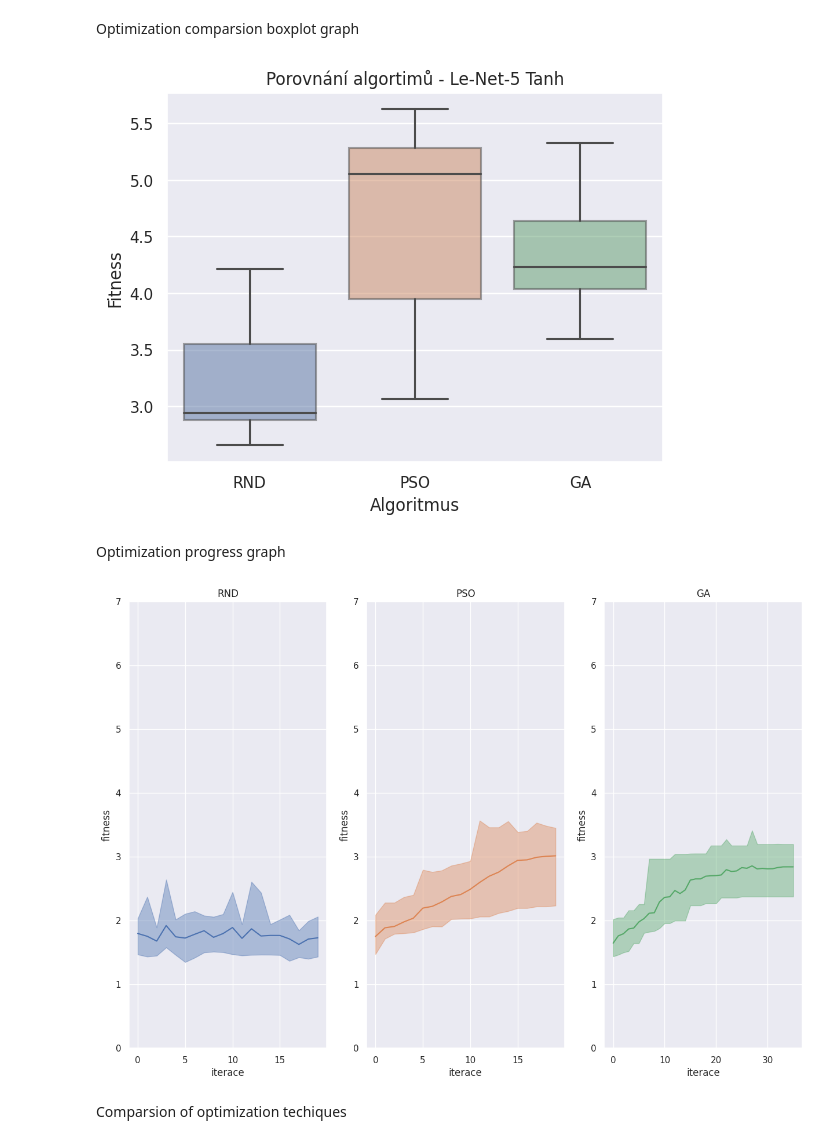
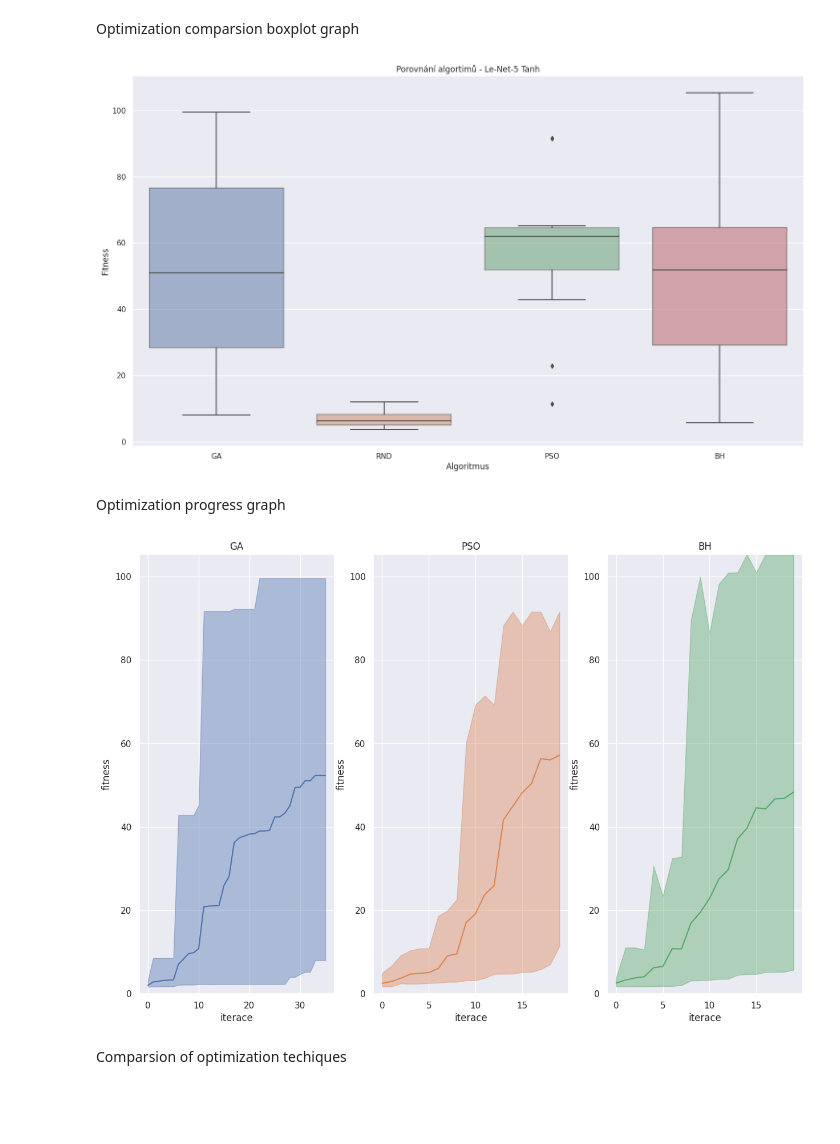
Before and after one commit to xcoupe01/nn_weight_share_optimization, a Jupyter notebook: notebooks/lenet_compression/lenet_compression_compare.ipynb, the cells around one changed output. Saved outputs shown, nothing was run; the diff lists cells and outputs as text; code cells hidden in the pictures; blank space fills up the shorter version.

Commit message:
predictor experiments, compresor tune-up, lenet experiments complete

```diff
--- a/notebooks/lenet_compression/lenet_compression_compare.ipynb
+++ b/notebooks/lenet_compression/lenet_compression_compare.ipynb
@@ -73,15 +56,14 @@ exp_dirs = [name for name in os.listdir(BASE_PATH) if os.path.isdir(os.path.join
 # %% [markdown]
 Getting correct fitness controler target value by observing all the data
 # %%
-fit_cont = FitnessController(OPTIM_TARGET, None, fit_from_vals, target_max_offset=OPTIM_TARGET_UPDATE_OFFSET,
-    target_limit=OPTIM_TARGET_LOW_LIMIT, lock=OPTIM_TARGET_LOCK)
+global_fit_cont = FitnessController(CompressConfig.OPTIM_TARGET, None, fit_from_vals, target_update_offset=CompressConfig.OPTIM_TARGET_UPDATE_OFFSET,
+            target_limit=CompressConfig.OPTIM_TARGET_LOW_LIMIT, lock=CompressConfig.OPTIM_TARGET_LOCK)
 
 for dir in exp_dirs:
-    for key in SAVE_FILES.keys():
+    for file in os.listdir(os.path.join(BASE_PATH, dir)):
 
-        save_df = pd.read_csv(os.path.join(BASE_PATH, dir, SAVE_FILES[key]))
+        save_df = pd.read_csv(os.path.join(BASE_PATH, dir, file))
+        global_fit_cont.fit_from_df(save_df, verbose=True)
 
-        fit_cont.fit_from_df(save_df, verbose=True)
-
-print(fit_cont.targ)
+print(global_fit_cont.targ)
 # %% [output]
@@ -92,32 +74,35 @@ Get data for boxplots
 for dir in exp_dirs:
 
     data['run'].append(dir)
-    #old_fit['run'].append(dir)
 
-    for key in SAVE_FILES.keys():
+    for file in os.listdir(os.path.join(BASE_PATH, dir)):
 
         # loading the data
-        save_df = pd.read_csv(os.path.join(BASE_PATH, dir, SAVE_FILES[key]))
+        save_df = pd.read_csv(os.path.join(BASE_PATH, dir, file))
 
-        # dropping fitness column if found
-        if 'fitness' in save_df.columns:
-            #old_fit[key].append(save_df['fitness'].max())
-            save_df = save_df.drop('fitness', axis=1)
+        loc_fit_cont = FitnessController(CompressConfig.OPTIM_TARGET, None, fit_from_vals, target_update_offset=CompressConfig.OPTIM_TARGET_UPDATE_OFFSET,
+            target_limit=CompressConfig.OPTIM_TARGET_LOW_LIMIT, lock=CompressConfig.OPTIM_TARGET_LOCK)
 
         # get correct fitness row by current fitness controller
-        fit_cont.fit_from_df(save_df, verbose=True)
+        loc_fit_cont.fit_from_df(save_df, verbose=True)
 
         # saving best found row
         data_row = (save_df[save_df['fitness'] == save_df['fitness'].max()]).iloc[0]
+
+        key = SAVE_FILES[file]
+
+        if key not in data.keys():
+            data[key] = []
 
         data_complete['run'].append(dir)
         data_complete['accuracy'].append(data_row['accuracy'])
         data_complete['accuracy_loss'].append(data_row['accuracy_loss'])
         data_complete['compression'].append(data_row['compression'])
-        data_complete['fitness'].append(data_row['fitness'])
         data_complete['type'].append(key)
 
         data[key].append(data_row['fitness'])
 
 data = pd.DataFrame(data)
 data_complete = pd.DataFrame(data_complete)
+global_fit_cont.fit_from_df(data_complete)
+data
@@ -125,32 +123,33 @@ data_complete = pd.DataFrame(data_complete)
 Optimization comparsion boxplot graph
 # %%
 sns.set(style="darkgrid")
-graph = sns.boxplot(data=data, boxprops=dict(alpha=0.5)) #  medianprops={"color": "coral"}
+graph = sns.boxplot(data=data_complete, x='type', y='fitness', boxprops=dict(alpha=0.5)) #  medianprops={"color": "coral"}
 graph.set(xlabel = 'Algoritmus', ylabel='Fitness', title='Porovnání algortimů - Le-Net-5 Tanh')
 
 if SAVE_PLOTS:
     graph.get_figure().savefig(os.path.join(SAVE_PLOTS_LOC, f'box{SAVE_PLOT_ID}.pdf'))
 # %% [output]
-[figure, old version]
+[figure, new version]
 # %% [markdown]
 Optimization progress graph
 # %%
 files = {
-    'RND': [],
+   # 'RND': [],
+    'GA': [],
     'PSO': [],
-    'GA': [],
+    'BH': [],
 }
 
 for key in files.keys():
     for i in range(1, 12):
         files[key].append(f'{BASE_PATH}run{i}/lenet_{key}_save.csv')
 
-plot_optimalization_progress(files, fit_cont)
+plot_optimalization_progress(files, global_fit_cont)
 
 if SAVE_PLOTS:
     plt.savefig(os.path.join(SAVE_PLOTS_LOC, f'line{SAVE_PLOT_ID}.pdf'))
 # %% [output]
-[figure, old version]
+[figure, new version]
 # %% [markdown]
 Comparsion of optimization techiques
 # %%
```
Also changed, not shown: parts of 30 cells of this notebook, 34 other files.
